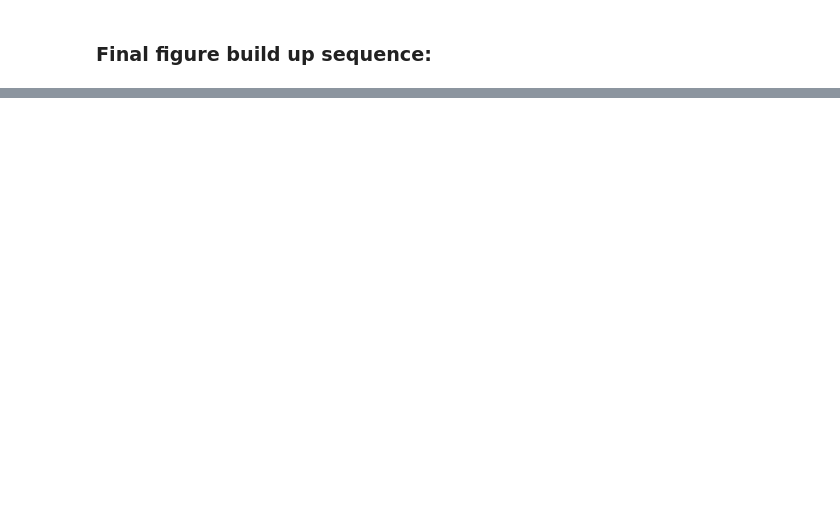
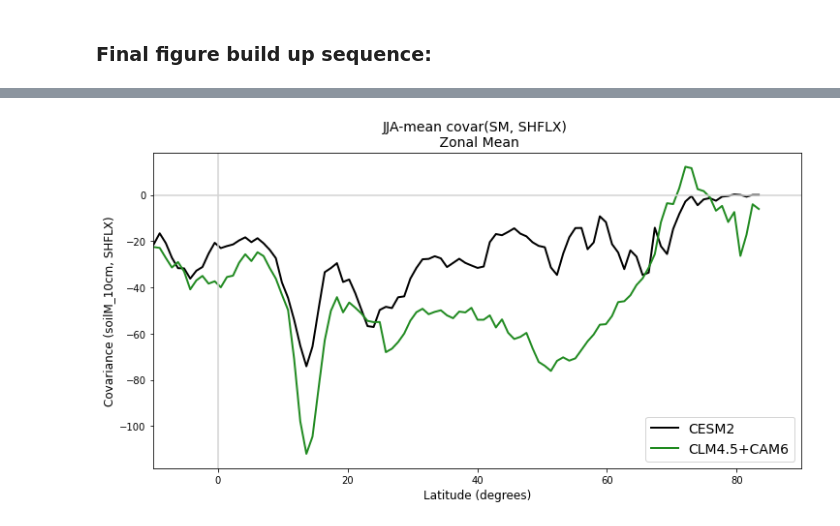
Before and after one commit to megandevlan/Coupling_CAM6CLM5, a Jupyter notebook: CouplingIndex_ModelVersionSensitivity_V2.ipynb, the cells around one changed output, grey strips where cells are left out. Drawn from its saved outputs; the diff is of its cells as text; code cells hidden in the pictures; blank space fills up the shorter version.

```diff
--- a/CouplingIndex_ModelVersionSensitivity_V2.ipynb
+++ b/CouplingIndex_ModelVersionSensitivity_V2.ipynb
@@ -1452,0 +2024,14 @@ axs[1].set_ylim([-20,4])
+# %%
+# Now get mean and std of soil moisture and sensible heat flux
+SM_JJAmean_CESM2 = np.nanmean(soilM10_JJA_CESM2, axis=0)
+SM_JJAmean_CLM45 = np.nanmean(soilM10_JJA_CLM45, axis=0)
+
+SH_JJAmean_CESM2 = np.nanmean(SHflx_JJA_CESM2, axis=0)
+SH_JJAmean_CLM45 = np.nanmean(SHflx_JJA_CLM45, axis=0)
+
+# For std especially, remove daily climatology from data
+SM_JJAstd_CESM2  = np.nanstd(climoRemoved_SoilM_CESM2, axis=0)
+SM_JJAstd_CLM45  = np.nanstd(climoRemoved_SoilM_CLM45, axis=0)
+
+SH_JJAstd_CESM2  = np.nanstd(climoRemoved_SHFLX_CESM2, axis=0)
+SH_JJAstd_CLM45  = np.nanstd(climoRemoved_SHFLX_CLM45, axis=0)
@@ -1452,0 +2199,72 @@ axs[1].set_ylim([-20,4])
+# %%
+# ------------------------------------------------------
+#  Now plot zonal mean of selected variable.
+#  Valid choices for 'varPlot' are: 'shflx', 'soilM_10',
+#     'Plcl', 'covar_terra', 'covar_atmo', 'shflx_std',
+#     'soilM_10_std'
+# ------------------------------------------------------
+
+# DEFINE VARIABLE HERE
+varPlot = 'covar_terra'
+
+# ------ Define data arrays to be plotted ------
+if varPlot == 'shflx':
+    lonMean_CESM2 = lonMean_shflx_CESM2
+    lonMean_CLM45 = lonMean_shflx_CLM45
+    # A few plot options to specify
+    pltTitle = 'JJA-mean SHFLX \n Zonal Mean'
+    yTitle   = 'SHFLX [W/m2]'
+elif varPlot == 'soilM_10':
+    lonMean_CESM2 = lonMean_soilm_CESM2
+    lonMean_CLM45 = lonMean_soilm_CLM45
+    # A few plot options
+    pltTitle = 'JJA-mean soilM_10cm \n Zonal Mean'
+    yTitle   = '10cm Soil Moisture [kg/m2]'
+elif varPlot == 'Plcl':
+    lonMean_CESM2 = lonMean_plcl_CESM2
+    lonMean_CLM45 = lonMean_plcl_CLM45
+    # A few plot options
+    pltTitle = 'JJA-mean P_lcl \n Zonal Mean'
+    yTitle   = 'Pressure level of the LCL [hPa above the surface]'
+elif varPlot == 'covar_terra':
+    lonMean_CESM2 = lonMean_covarTerra_CESM2
+    lonMean_CLM45 = lonMean_covarTerra_CLM45
+    # A few plot options
+    pltTitle = 'JJA-mean covar(SM, SHFLX) \n Zonal Mean'
+    yTitle   = 'Covariance (soilM_10cm, SHFLX)'
+elif varPlot == 'covar_atmo':
+    lonMean_CESM2 = lonMean_covarAtmo_CESM2
+    lonMean_CLM45 = lonMean_covarAtmo_CLM45
+    # A few plot options
+    pltTitle = 'JJA-mean covar(SHFLX, P_lcl) \n Zonal Mean'
+    yTitle   = 'Covariance (SHFLX, P_lcl)'
+elif varPlot == 'shflx_std':
+    lonMean_CESM2 = lonMean_StdShflx_CESM2
+    lonMean_CLM45 = lonMean_StdShflx_CLM45
+    # A few plot options
+    pltTitle = 'JJA-mean std(SHFLX) \n Zonal Mean'
+    yTitle   = 'Standard deviation of SHFLX (daily climo removed)'
+elif varPlot == 'soilM_10_std':
+    lonMean_CESM2 = lonMean_StdSoilm_CESM2
+    lonMean_CLM45 = lonMean_StdSoilm_CLM45
+    # A few plot options
+    pltTitle = 'JJA-mean std(soilM_10cm) \n Zonal Mean'
+    yTitle   = 'Standard deviation of soilM (daily climo removed)'
+else:
+    print('***** Please select available zonal mean variable to plot ******')
+
+# Set up figure
+fig, ax1 = plt.subplots(1,1, figsize=(12, 6))
+
+ax1.plot(lat,lonMean_CESM2,'k', linewidth=2)
+ax1.plot(lat,lonMean_CLM45,'forestgreen', linewidth=2)
+
+#ax1.legend(['CESM2','CESM1','CLM4.5+CAM6','CLM5+CAM5'])
+ax1.legend(['CESM2','CLM4.5+CAM6'], fontsize=14)
+ax1.set_xlabel('Latitude (degrees)',fontsize=12)
+ax1.set_ylabel(yTitle,fontsize=12)
+ax1.set_title(pltTitle, fontsize=14)
+ax1.set_xlim([-10, 90])
+ax1.axhline(0,color='lightgrey')
+ax1.axvline(0,color='lightgrey')
+# %% [output]
@@ -1452,0 +2272 @@ axs[1].set_ylim([-20,4])
+[figure, added]
```
Also changed, not shown: parts of 39 cells of this notebook, 1 other file.
